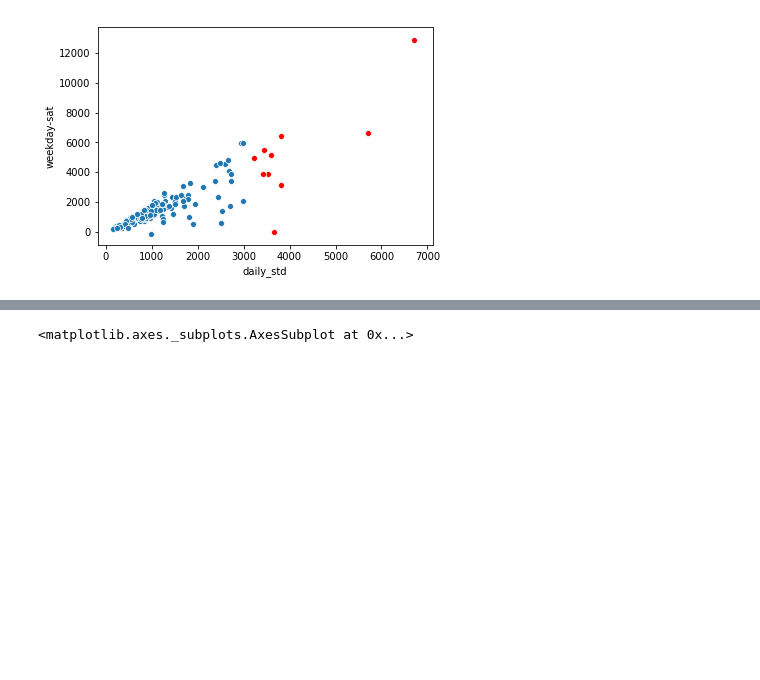
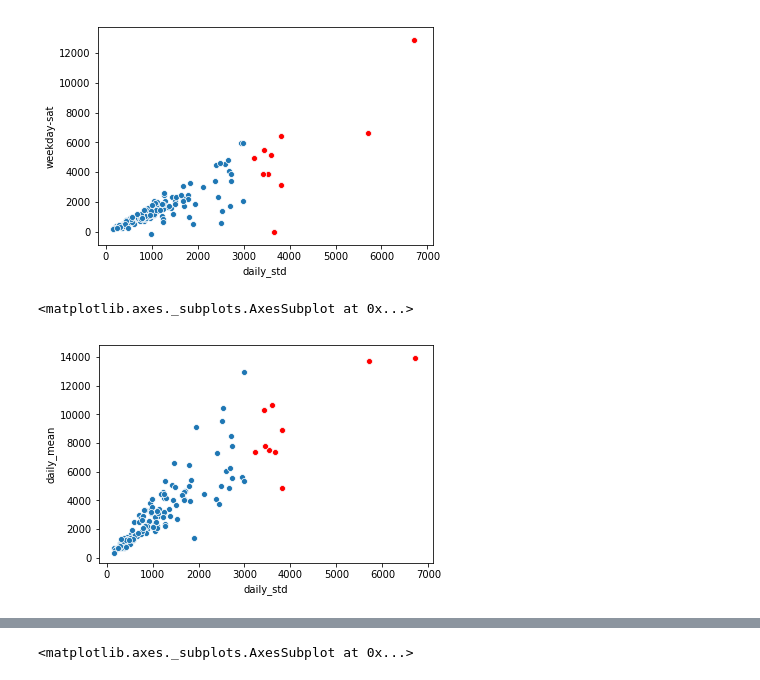
Before and after one commit to donnajobridge/cta, a Jupyter notebook: station_summary_analysis.ipynb, the cells around one changed output, grey strips where cells are left out. Cells and saved outputs as stored; diff of their text form; code cells hidden in the pictures; blank space fills up the shorter version.

```diff
--- a/station_summary_analysis.ipynb
+++ b/station_summary_analysis.ipynb
@@ -72,6 +85,9 @@ station_summary[station_summary['station']=='Washington/Wabash']
 ### Plot stations with high standard deviations by day of the week & season
 # %%
 high_stds = station_summary.sort_values(by='daily_std', ascending=False).iloc[0:10]
+station_summary['high_std']=0
+station_summary.loc[high_stds.index,'high_std']=1
+
 high_stations = high_stds.station.tolist()
 high_stds.set_index('station', inplace=True)
 # %%
@@ -131,3 +147,10 @@ sns.scatterplot(x="daily_std", y="weekday-sat", data=high_stds, color='red', ax=
 # %% [output]
 <matplotlib.axes._subplots.AxesSubplot at 0x...>
 [figure]
+# %%
+fig, ax = plt.subplots()
+sns.scatterplot(x="daily_std", y="daily_mean", data=station_summary, ax=ax)
+sns.scatterplot(x="daily_std", y="daily_mean", data=high_stds, color='red', ax=ax)
+# %% [output]
+<matplotlib.axes._subplots.AxesSubplot at 0x...>
+[figure, added]
```
Also changed, not shown: parts of 2 cells of this notebook, 13 other files.
